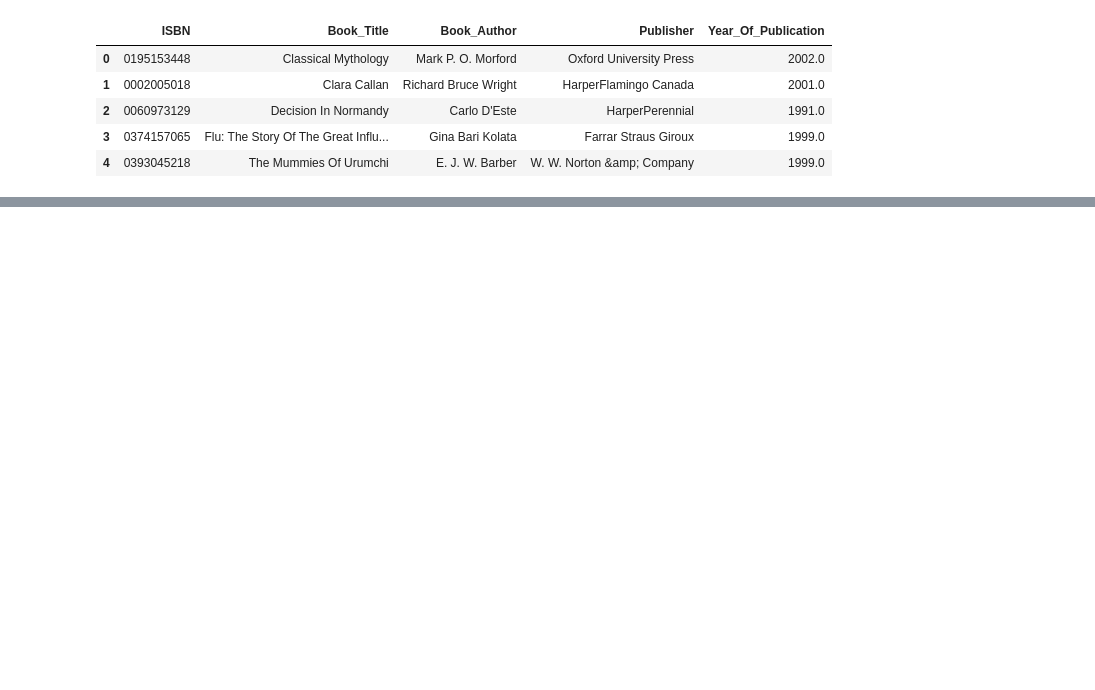
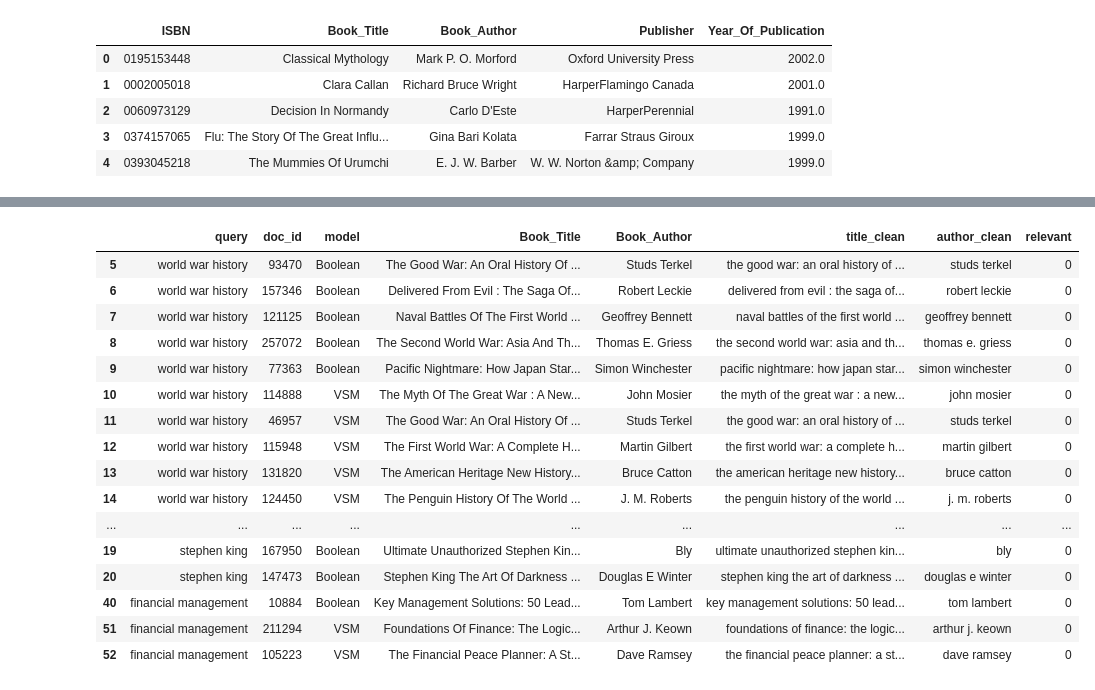
Before and after one commit to colleenfeaman/INFO-556-Project-IR-Systems, a Jupyter notebook: project.ipynb, the cells around one changed output, grey strips where cells are left out. Cells and saved outputs as stored; diff of their text form; code cells hidden in the pictures; blank space fills up the shorter version.

```diff
--- a/project.ipynb
+++ b/project.ipynb
@@ -137,0 +429,23 @@ books.head()
+# %%
+pool_df.loc[[37, 38, 39, 45, 46, 47, 49, 50], "relevant"] =1
+pool_df.loc[[41, 42, 43, 44, 48], "relevant"] =2
+# %%
+pool_df[pool_df["relevant"] == 0]
+# %% [output]
+|  | query | doc_id | model | Book_Title | Book_Author | title_clean | author_clean | relevant |
+| 5 | world war history | 93470 | Boolean | The Good War: An Oral History Of ... | Studs Terkel | the good war: an oral history of ... | studs terkel | 0 |
+| 6 | world war history | 157346 | Boolean | Delivered From Evil : The Saga Of... | Robert Leckie | delivered from evil : the saga of... | robert leckie | 0 |
+| 7 | world war history | 121125 | Boolean | Naval Battles Of The First World ... | Geoffrey Bennett | naval battles of the first world ... | geoffrey bennett | 0 |
+| 8 | world war history | 257072 | Boolean | The Second World War: Asia And Th... | Thomas E. Griess | the second world war: asia and th... | thomas e. griess | 0 |
+| 9 | world war history | 77363 | Boolean | Pacific Nightmare: How Japan Star... | Simon Winchester | pacific nightmare: how japan star... | simon winchester | 0 |
+| 10 | world war history | 114888 | VSM | The Myth Of The Great War : A New... | John Mosier | the myth of the great war : a new... | john mosier | 0 |
+| 11 | world war history | 46957 | VSM | The Good War: An Oral History Of ... | Studs Terkel | the good war: an oral history of ... | studs terkel | 0 |
+| 12 | world war history | 115948 | VSM | The First World War: A Complete H... | Martin Gilbert | the first world war: a complete h... | martin gilbert | 0 |
+| 13 | world war history | 131820 | VSM | The American Heritage New History... | Bruce Catton | the american heritage new history... | bruce catton | 0 |
+| 14 | world war history | 124450 | VSM | The Penguin History Of The World ... | J. M. Roberts | the penguin history of the world ... | j. m. roberts | 0 |
+| ... | ... | ... | ... | ... | ... | ... | ... | ... |
+| 19 | stephen king | 167950 | Boolean | Ultimate Unauthorized Stephen Kin... | Bly | ultimate unauthorized stephen kin... | bly | 0 |
+| 20 | stephen king | 147473 | Boolean | Stephen King The Art Of Darkness ... | Douglas E Winter | stephen king the art of darkness ... | douglas e winter | 0 |
+| 40 | financial management | 10884 | Boolean | Key Management Solutions: 50 Lead... | Tom Lambert | key management solutions: 50 lead... | tom lambert | 0 |
+| 51 | financial management | 211294 | VSM | Foundations Of Finance: The Logic... | Arthur J. Keown | foundations of finance: the logic... | arthur j. keown | 0 |
+| 52 | financial management | 105223 | VSM | The Financial Peace Planner: A St... | Dave Ramsey | the financial peace planner: a st... | dave ramsey | 0 |
```
Also changed, not shown: parts of 34 cells of this notebook, 1 other file.
